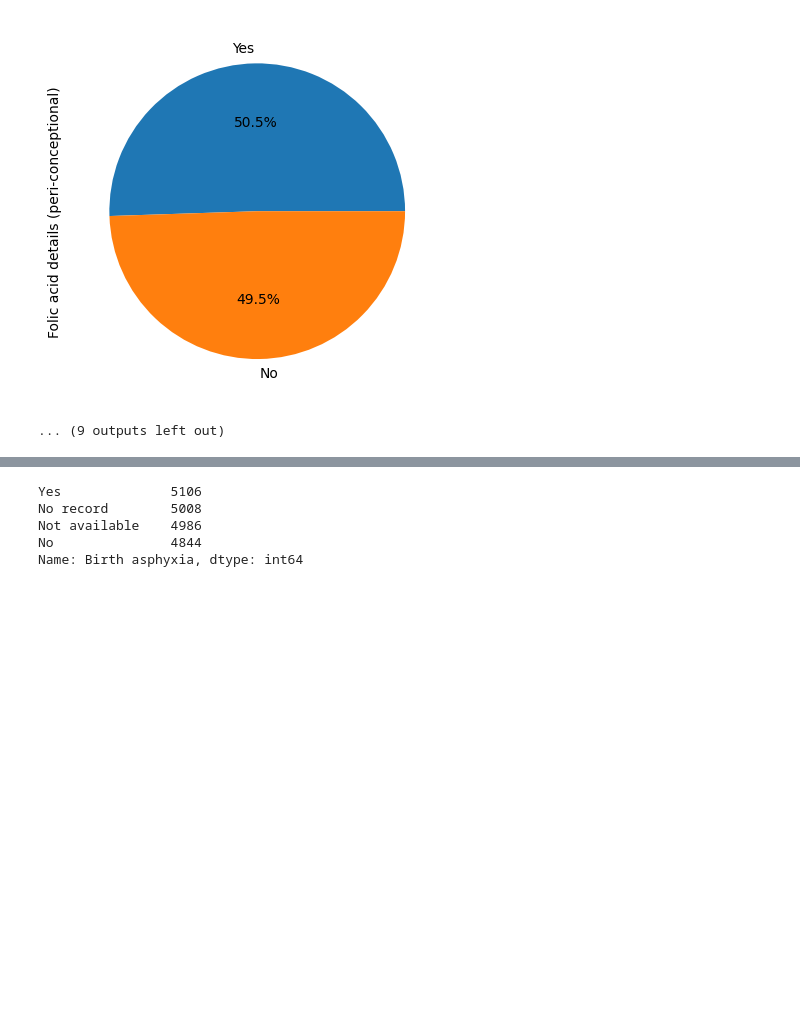
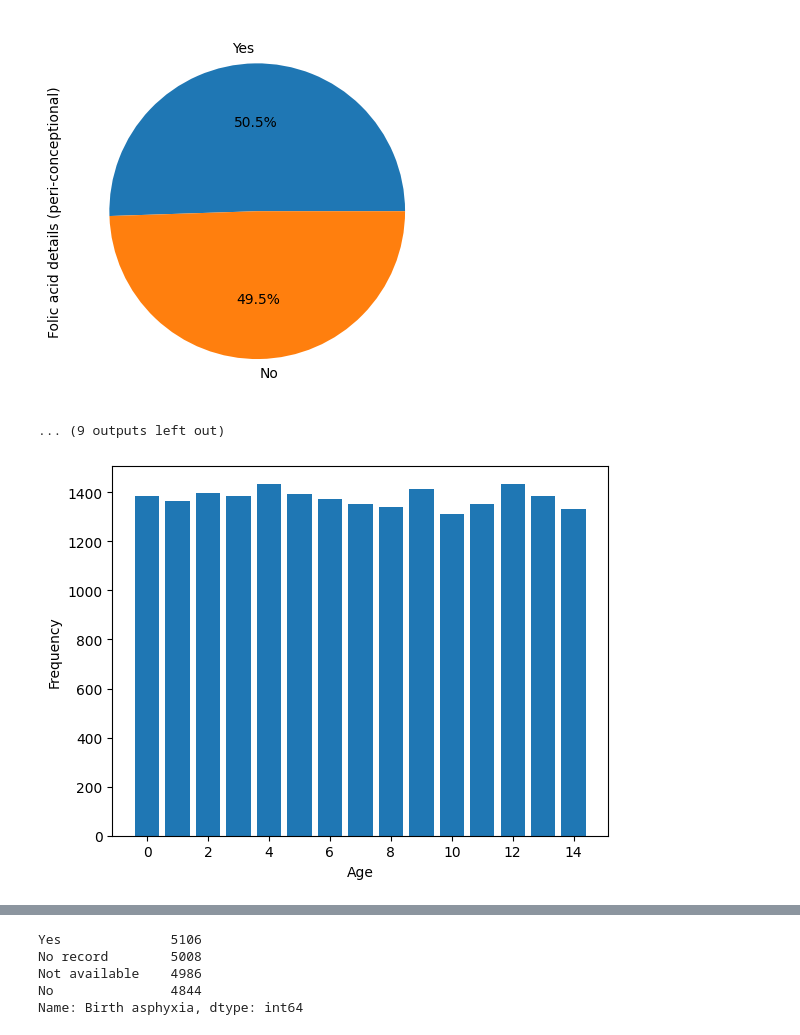
Before and after one commit to DavidHuang0621/Genomes-GeneticDisorders, a Jupyter notebook: EDA.ipynb, the cells around one changed output, grey strips where cells are left out. Cells and saved outputs as stored; diff of their text form; code cells hidden in the pictures; blank space fills up the shorter version.

```diff
--- a/EDA.ipynb
+++ b/EDA.ipynb
@@ -140,4 +118,13 @@ for c in df.columns:
 [figure]
 [figure]
 ... (9 outputs left out)
+# %%
+categories = df["Patient Age"].value_counts().index
+counts = df["Patient Age"].value_counts().values
+plt.bar(categories, counts)
+plt.xlabel("Age")
+plt.ylabel("Frequency")
+plt.show()
+# %% [output]
+[figure, added]
 # %%
```
Also changed, not shown: parts of 10 cells of this notebook.
